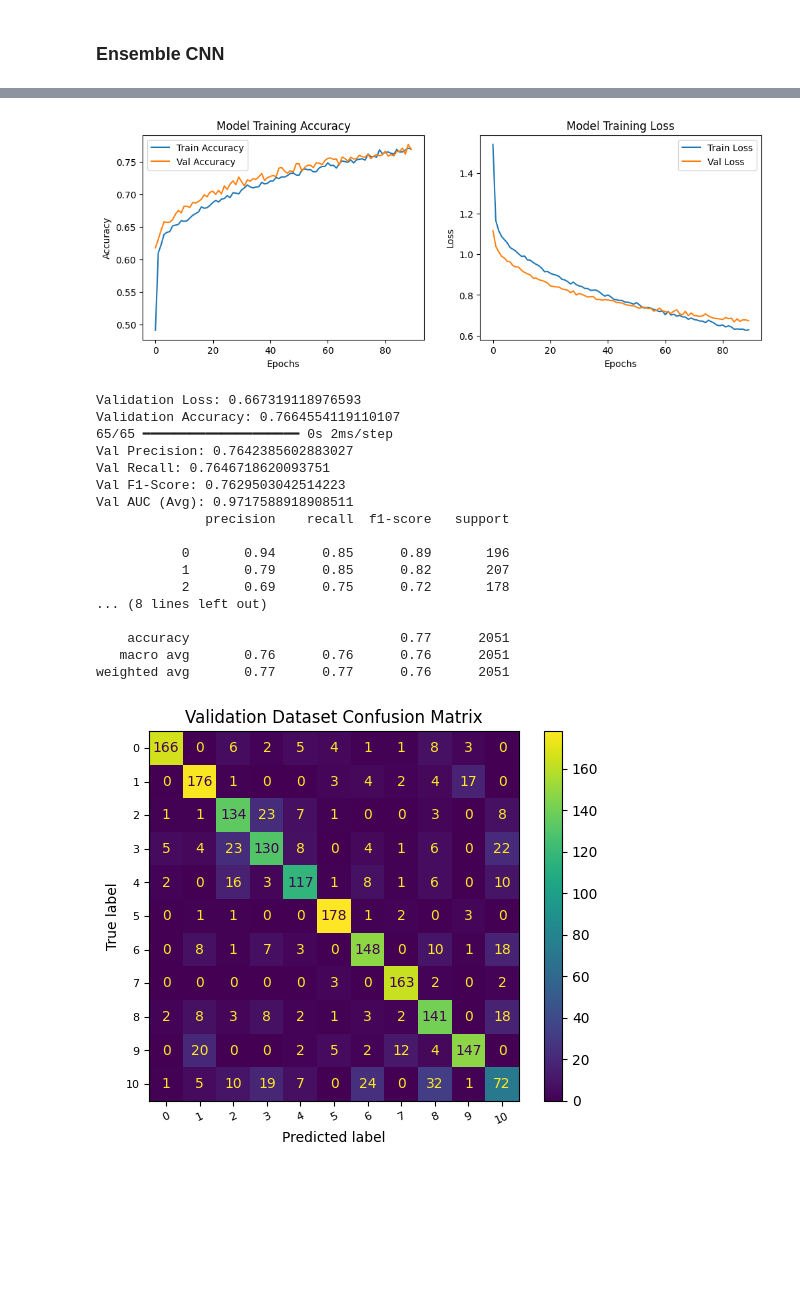
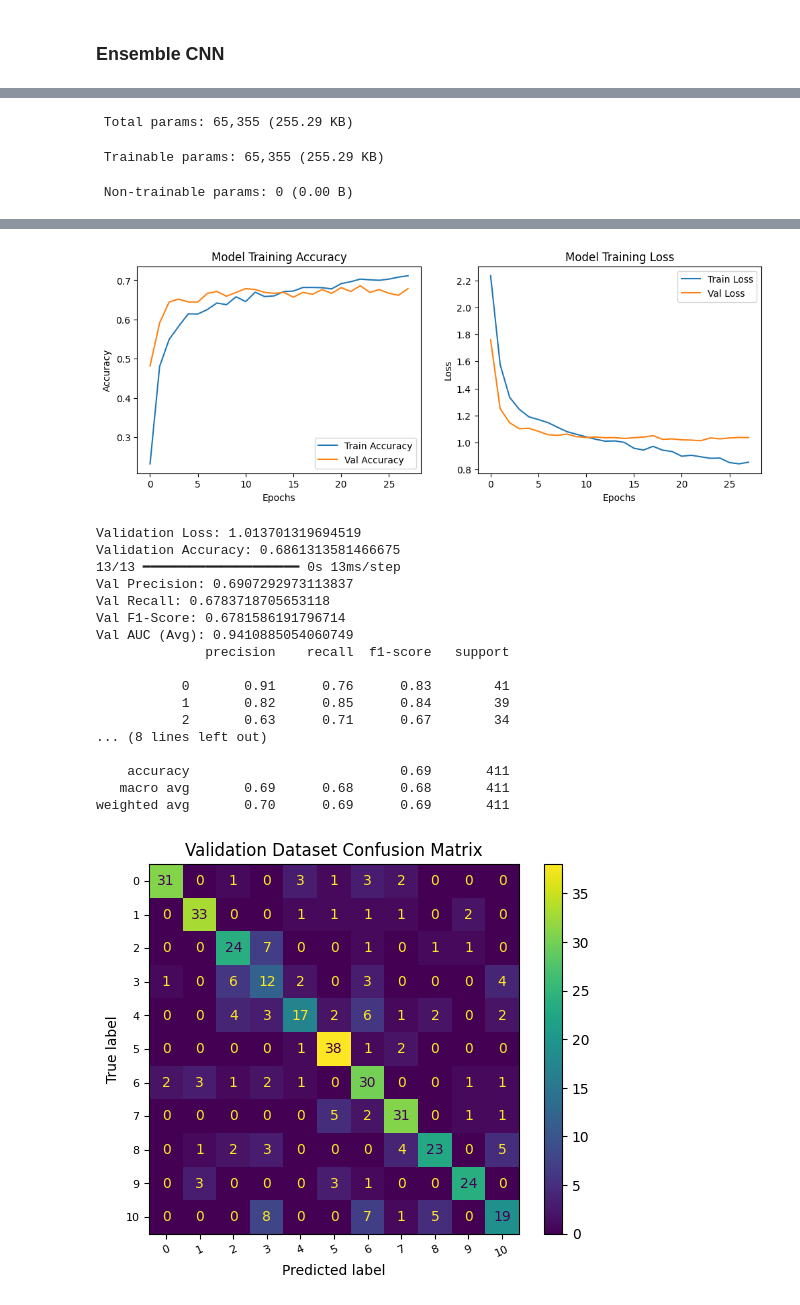
Before and after one commit to djcosta2/207_Final_Project, a Jupyter notebook: sandbox/kmeans_pca_cnn_stacking.ipynb, the cells around one changed output, grey strips where cells are left out. Saved outputs shown, nothing was run; the diff lists cells and outputs as text; code cells hidden in the pictures; blank space fills up the shorter version.

```diff
--- a/sandbox/kmeans_pca_cnn_stacking.ipynb
+++ b/sandbox/kmeans_pca_cnn_stacking.ipynb
@@ -282,7 +275,7 @@ information and possible workarounds, please see
 ## Model Building
 # %%
 # Build Model with Accuracy, AUC, and F1-score metrics
-def build_model(X_train, y_train, input_shape, epochs): # w/o pca is (224,224,3)
+def build_model(X_train, y_train, X_val, y_val, input_shape, epochs):
 
     tf.keras.backend.clear_session()
     tf.random.set_seed(0)
@@ -320,7 +313,7 @@ def build_model(X_train, y_train, input_shape, epochs): # w/o pca is (224,224,3)
 
     early_stopping = EarlyStopping(monitor='val_loss', patience=5, restore_best_weights=True)
 
-    model_history = model.fit(X_train, y_train, epochs=epochs, validation_split=0.2)
+    model_history = model.fit(X_train, y_train, epochs=epochs, validation_data=(X_val, y_val))
 
     return model, model_history
 
@@ -405,7 +398,7 @@ y_train[0] shape: (1,)
 # %%
 X_train_quantized_kmeans = tf.convert_to_tensor(X_train_quantized_kmeans, dtype=tf.float32)
 
-kmeans_model, kmeans_model_history = build_model(X_train_quantized_kmeans, y_train, (224,224,3), epochs=5)
+kmeans_model, kmeans_model_history = build_model(X_train_quantized_kmeans, y_train, X_val_quantized_kmeans, y_val, (224,224,3), epochs=5)
 
 plot_history(kmeans_model_history)
 
@@ -556,6 +542,6 @@ y_train: (10252, 1)
 # %%
 # Build Model with X_train_pca
-pca_model, pca_model_history = build_model(X_train_pca, y_train, (20,20,3), epochs=5)
+pca_model, pca_model_history = build_model(X_train_pca, y_train, X_val_pca, y_val, (20,20,3), epochs=10)
 plot_history(pca_model_history)
 evaluate_model(pca_model, X_val_pca, y_val)
 # %% [output]
@@ -632,10 +629,11 @@ meta_model_history = meta_model.fit(stacked_features, y_train)
 # %% [markdown]
 ### Ensemble Logistic Regression
 # %%
-# Make val predictions
-kmeans_preds = kmeans_model.predict(X_val)
-pca_preds = pca_model.predict(X_val_pca)
-stacked_val_features = np.hstack((kmeans_preds, pca_preds))
+# Train the Log Reg meta-model with stacked predictions
+meta_model = LogisticRegression()
+meta_model_history = meta_model.fit(stacked_train_features, y_train)
+
+# Get predictions and probabilities for the validation set
 val_predictions = meta_model.predict(stacked_val_features)
 val_probabilities = meta_model.predict_proba(stacked_val_features)
 
@@ -713,10 +711,15 @@ def build_meta_cnn(input_shape, num_classes):
 
     model = tf.keras.Sequential([
         tf.keras.layers.InputLayer(input_shape=input_shape),
-        tf.keras.layers.Conv2D(32, (1, 3), activation='relu', padding='same'),  # Kernel size adjusted for small input
+        tf.keras.layers.Conv2D(32, (1, 3), activation='relu', padding='same'),
         tf.keras.layers.MaxPooling2D((1, 2)),
+        # tf.keras.layers.Dropout(0.3),
         tf.keras.layers.Conv2D(64, (1, 3), activation='relu', padding='same'),
         tf.keras.layers.MaxPooling2D((1, 2)),
+        # tf.keras.layers.Dropout(0.3),
+        tf.keras.layers.Conv2D(128, (1, 3), activation='relu', padding='same'),
+        tf.keras.layers.MaxPooling2D((1, 2)),
+        # tf.keras.layers.Dropout(0.3),
         tf.keras.layers.Flatten(),
         tf.keras.layers.Dense(128, activation='relu'),
         tf.keras.layers.Dropout(0.5),
@@ -725,25 +728,27 @@ def build_meta_cnn(input_shape, num_classes):
     model.compile(optimizer='adam',
                   loss='sparse_categorical_crossentropy',
                   metrics=['accuracy'])
+    print(model.summary())
+
     return model
 
 # Reshape the input for CNN
-stacked_features_reshaped = stacked_features.reshape(-1, 1, 22, 1)  # Shape: (10252, 1, 22, 1)
+stacked_features_reshaped = stacked_val_features.reshape(-1, 1, 22, 1)  # Shape: (10252, 1, 22, 1)
 
 # Build the CNN model
 meta_model_cnn = build_meta_cnn(input_shape=(1, 22, 1), num_classes=11)
 
 # Manually split the data into training and validation sets to handle shape issues with validation_split=0.2
-X_train, X_val, y_train_split, y_val_split = train_test_split(
-    stacked_features_reshaped, y_train.flatten(), test_size=0.2, random_state=42
+X_train_stacked, X_val_stacked, y_train_stacked, y_val_stacked = train_test_split(
+    stacked_features_reshaped, y_val.flatten(), test_size=0.2, random_state=42
 )
 
 # Early stopping callback
 early_stopping = EarlyStopping(monitor='val_loss', patience=5, restore_best_weights=True)
 
 # Train the model with explicit validation data
-meta_model_cnn_history = meta_model_cnn.fit(X_train, y_train_split, epochs=100, validation_data=(X_val, y_val_split), batch_size=32, callbacks=(early_stopping))
+meta_model_cnn_history = meta_model_cnn.fit(X_train_stacked, y_train_stacked, epochs=100, validation_data=(X_val_stacked, y_val_stacked), batch_size=32, callbacks=(early_stopping))
 
 plot_history(meta_model_cnn_history)
-evaluate_model(meta_model_cnn, X_val, y_val_split)
+evaluate_model(meta_model_cnn, X_val_stacked, y_val_stacked)
 # %% [output]
@@ -767,0 +773,3 @@ Epoch 90/100
+ Total params: 65,355 (255.29 KB)
+ Trainable params: 65,355 (255.29 KB)
+ Non-trainable params: 0 (0.00 B)
@@ -768,19 +793,19 @@ Epoch 90/100
-[figure, old version]
+[figure, new version]
-Validation Loss: 0.667319118976593
-Validation Accuracy: 0.7664554119110107
-65/65 ━━━━━━━━━━━━━━━━━━━━ 0s 2ms/step
-Val Precision: 0.7642385602883027
-Val Recall: 0.7646718620093751
-Val F1-Score: 0.7629503042514223
-Val AUC (Avg): 0.9717588918908511
-              precision    recall  f1-score   support
-
-           0       0.94      0.85      0.89       196
-           1       0.79      0.85      0.82       207
-           2       0.69      0.75      0.72       178
-... (8 lines left out)
-
-    accuracy                           0.77      2051
-   macro avg       0.76      0.76      0.76      2051
-weighted avg       0.77      0.77      0.76      2051
+Validation Loss: 1.013701319694519
+Validation Accuracy: 0.6861313581466675
+13/13 ━━━━━━━━━━━━━━━━━━━━ 0s 13ms/step
+Val Precision: 0.6907292973113837
+Val Recall: 0.6783718705653118
+Val F1-Score: 0.6781586191796714
+Val AUC (Avg): 0.9410885054060749
+              precision    recall  f1-score   support
+
+           0       0.91      0.76      0.83        41
+           1       0.82      0.85      0.84        39
+           2       0.63      0.71      0.67        34
+... (8 lines left out)
+
+    accuracy                           0.69       411
+   macro avg       0.69      0.68      0.68       411
+weighted avg       0.70      0.69      0.69       411
-[figure, old version]
+[figure, new version]
```
Also changed, not shown: parts of 18 cells of this notebook, 2 other files.
